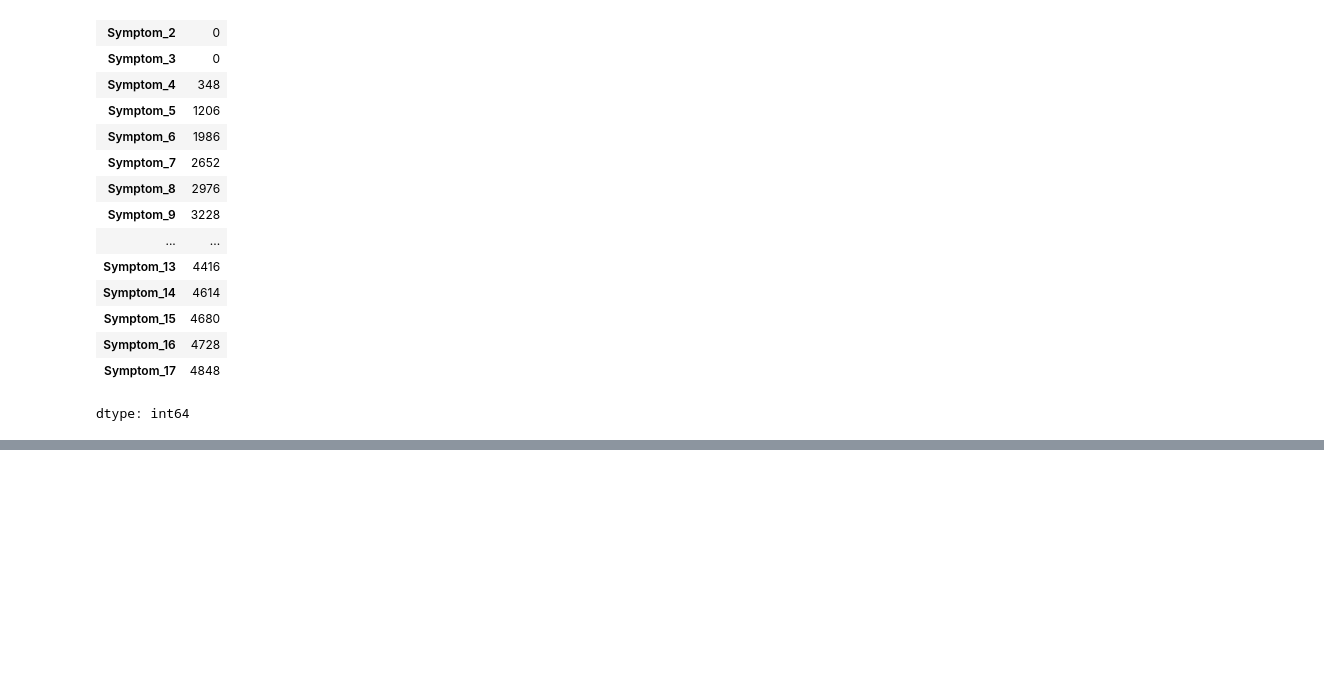
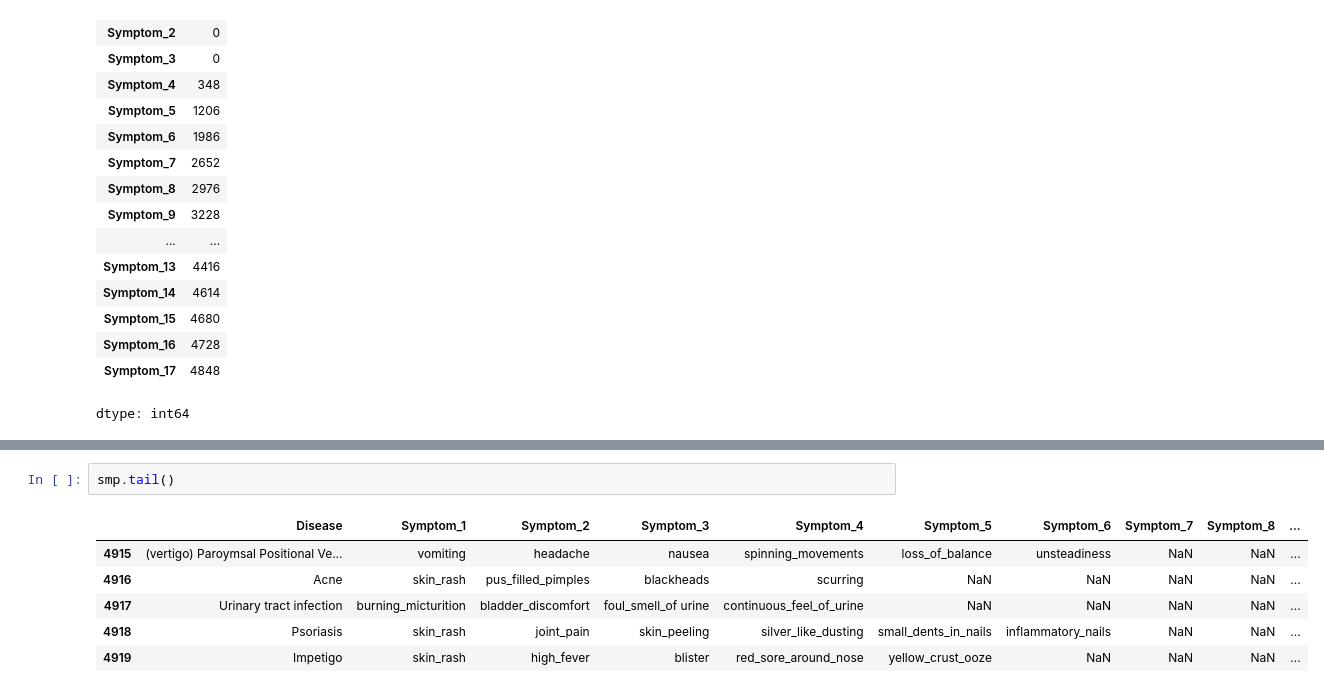
Before and after one commit to ravanalizade/AI-Doctor, a Jupyter notebook: symptom_checker.ipynb, the cells around one changed output, grey strips where cells are left out. Saved outputs shown, nothing was run; the diff lists cells and outputs as text; blank space fills up the shorter version.

```diff
--- a/symptom_checker.ipynb
+++ b/symptom_checker.ipynb
@@ -45,0 +66,9 @@ dtype: int64
+# %%
+smp.tail()
+# %% [output]
+|  | Disease | Symptom_1 | Symptom_2 | Symptom_3 | Symptom_4 | Symptom_5 | Symptom_6 | Symptom_7 | Symptom_8 | ... |
+| 4915 | (vertigo) Paroymsal Positional Ve... | vomiting | headache | nausea | spinning_movements | loss_of_balance | unsteadiness | NaN | NaN | ... |
+| 4916 | Acne | skin_rash | pus_filled_pimples | blackheads | scurring | NaN | NaN | NaN | NaN | ... |
+| 4917 | Urinary tract infection | burning_micturition | bladder_discomfort | foul_smell_of urine | continuous_feel_of_urine | NaN | NaN | NaN | NaN | ... |
+| 4918 | Psoriasis | skin_rash | joint_pain | skin_peeling | silver_like_dusting | small_dents_in_nails | inflammatory_nails | NaN | NaN | ... |
+| 4919 | Impetigo | skin_rash | high_fever | blister | red_sore_around_nose | yellow_crust_ooze | NaN | NaN | NaN | ... |
```
Also changed, not shown: parts of 15 cells of this notebook.
